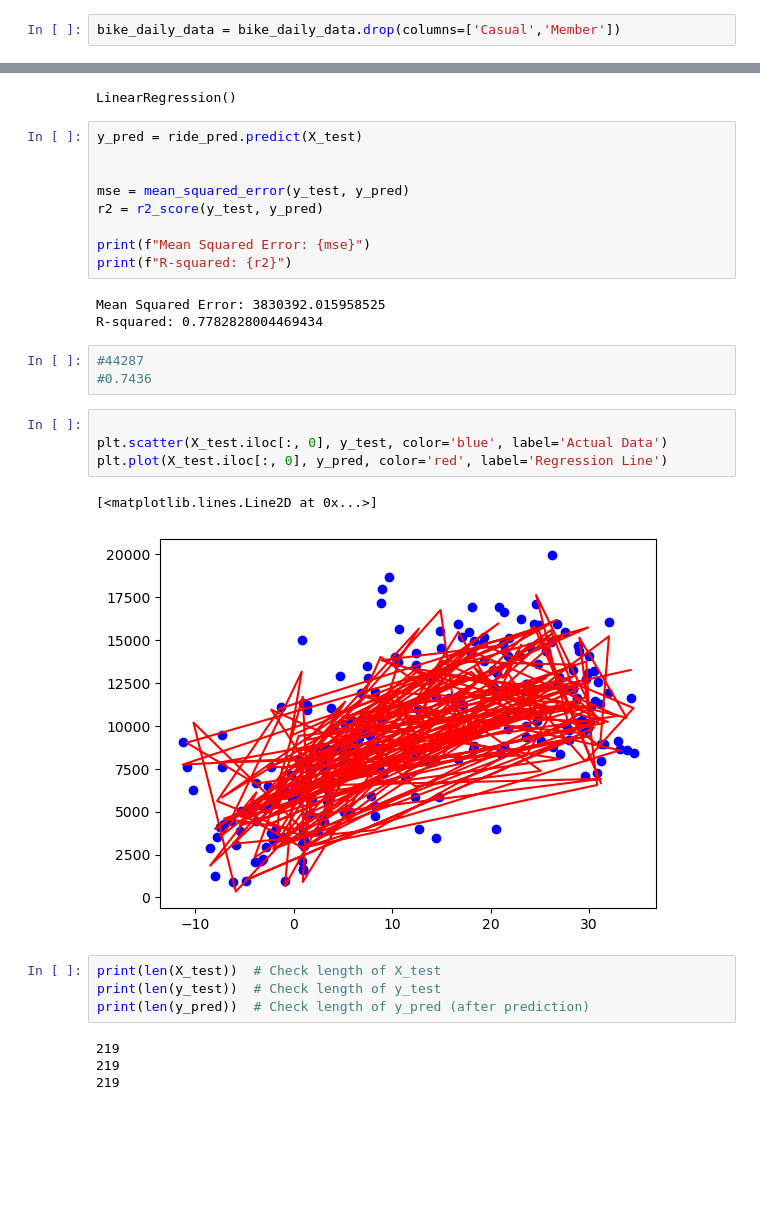
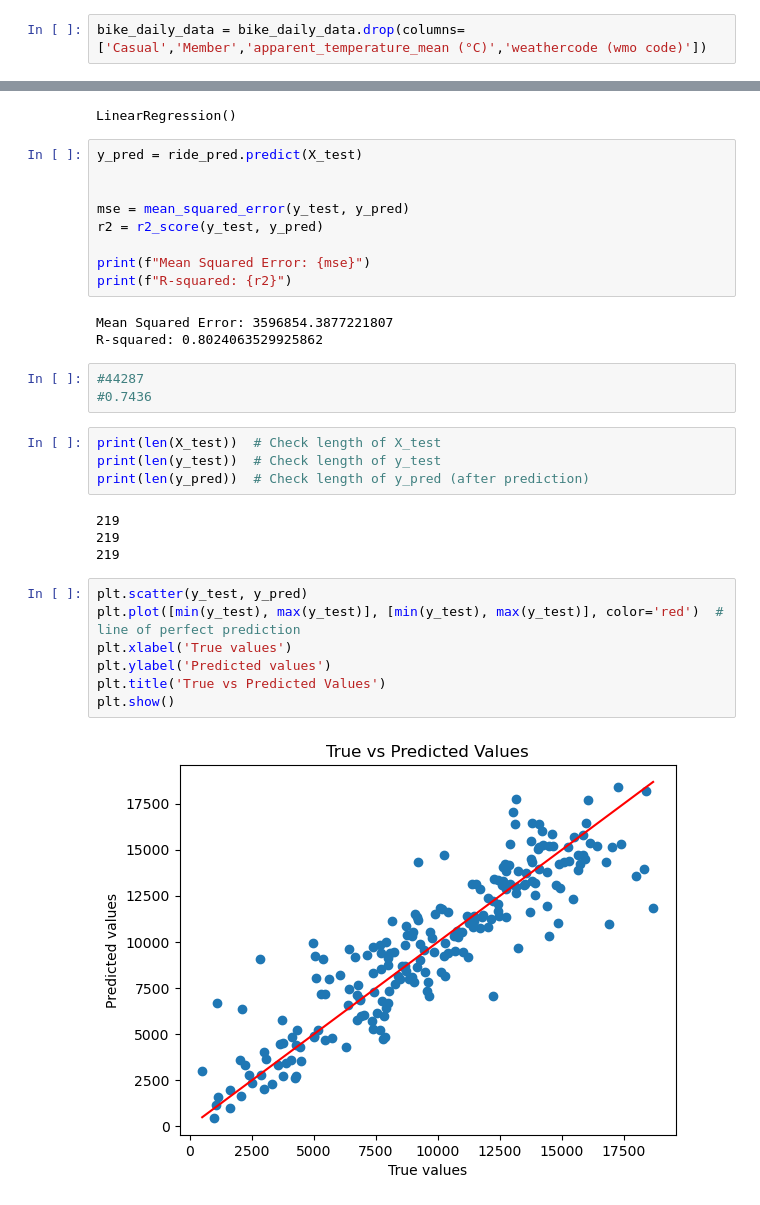
Before and after one commit to enzo253/data-science, a Jupyter notebook: bike_project/bike_ml.ipynb, the cells around one changed output, grey strips where cells are left out. Cells and saved outputs as stored; diff of their text form; blank space fills up the shorter version.

```diff
--- a/bike_project/bike_ml.ipynb
+++ b/bike_project/bike_ml.ipynb
@@ -136,2 +137,2 @@ bike_daily_data.head()
 # %%
-bike_daily_data = bike_daily_data.drop(columns=['Casual','Member'])
+bike_daily_data = bike_daily_data.drop(columns=['Casual','Member','apparent_temperature_mean (°C)','weathercode (wmo code)'])
@@ -183,18 +193,11 @@ r2 = r2_score(y_test, y_pred)
 print(f"Mean Squared Error: {mse}")
 print(f"R-squared: {r2}")
 # %% [output]
-Mean Squared Error: 3830392.015958525
-R-squared: 0.7782828004469434
+Mean Squared Error: 3596854.3877221807
+R-squared: 0.8024063529925862
 # %%
 #44287
 #0.7436
-# %%
-
-plt.scatter(X_test.iloc[:, 0], y_test, color='blue', label='Actual Data')
-plt.plot(X_test.iloc[:, 0], y_pred, color='red', label='Regression Line')
-# %% [output]
-[<matplotlib.lines.Line2D at 0x...>]
-[figure, removed]
 # %%
 print(len(X_test))  # Check length of X_test
 print(len(y_test))  # Check length of y_test
@@ -203,3 +206,12 @@ print(len(y_pred))  # Check length of y_pred (after prediction)
 219
 219
 219
+# %%
+plt.scatter(y_test, y_pred)
+plt.plot([min(y_test), max(y_test)], [min(y_test), max(y_test)], color='red')  # line of perfect prediction
+plt.xlabel('True values')
+plt.ylabel('Predicted values')
+plt.title('True vs Predicted Values')
+plt.show()
+# %% [output]
+[figure, added]
```
Also changed, not shown: parts of 5 cells of this notebook, 24 other files.
